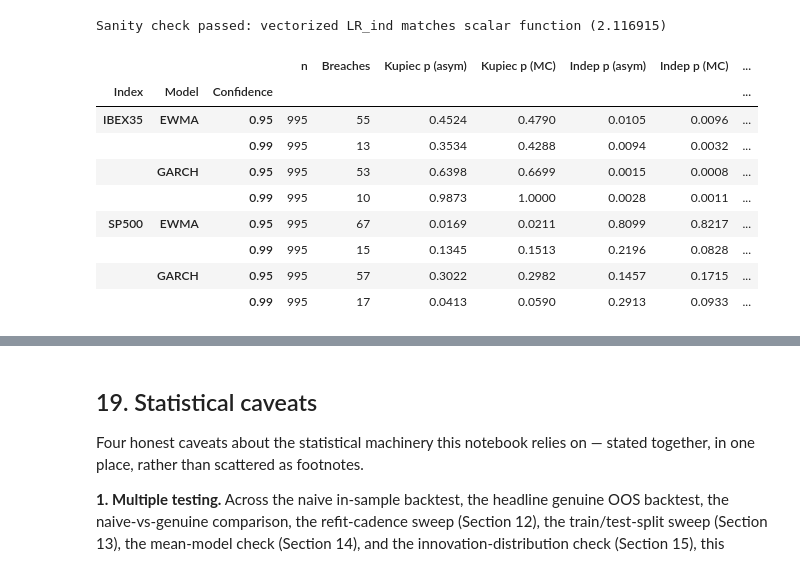
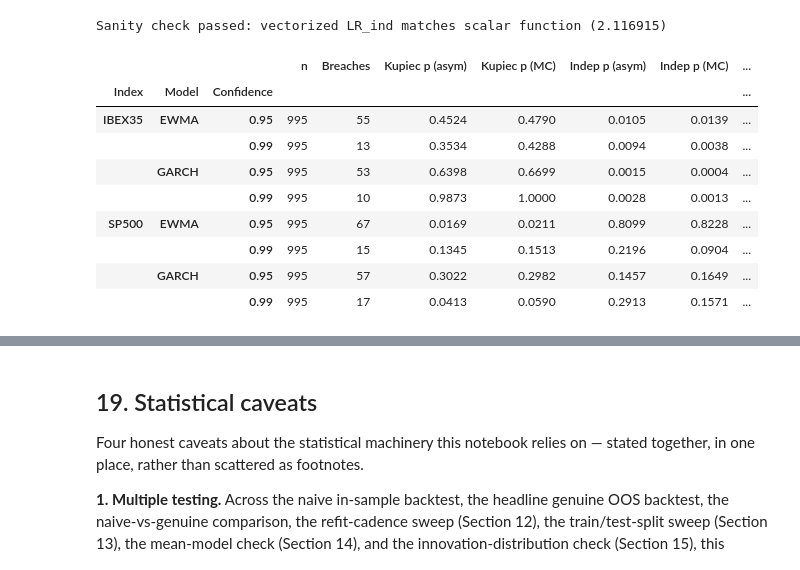
Before and after one commit to MLEIV90/ibex-garch-risk, a Jupyter notebook: notebooks/05_var_backtesting.ipynb, the cells around one changed output, grey strips where cells are left out. Saved outputs shown, nothing was run; the diff lists cells and outputs as text; code cells hidden in the pictures.

```diff
--- a/notebooks/05_var_backtesting.ipynb
+++ b/notebooks/05_var_backtesting.ipynb
@@ -1488,8 +1502,10 @@ print(f"Sanity check passed: vectorized LR_ind matches scalar function ({_lr_sca
 Sanity check passed: vectorized LR_ind matches scalar function (2.116915)
 # %%
 N_MC = 10_000
-MC_SEED = 20260715  # today's date at time of writing; fixed for reproducibility
+MC_SEED = 20260715   # Kupiec / conditional-coverage null: Bernoulli(p)
+IND_SEED = 20260716  # independence-only null: Bernoulli(pi_hat) -- see Section 18 above
 rng = np.random.default_rng(MC_SEED)
+rng_ind = np.random.default_rng(IND_SEED)
 
 mc_rows = []
 for (idx, model, conf), thr in oos_thresholds.items():
@@ -1497,44 +1513,48 @@ for (idx, model, conf), thr in oos_thresholds.items():
     p = 1 - conf
     breach = (r < thr).astype(int)
     x = int(breach.sum())
     n_obs = len(r)
+    pi_hat = x / n_obs
 
     # Observed statistics: identical code path to Section 9's headline table.
     lr_uc, p_uc_asym = kupiec_test(x, n_obs, p)
     lr_ind, p_ind_asym, _ = christoffersen_independence_test(breach.values)
     lr_cc = lr_uc + lr_ind
     p_cc_asym = 1 - stats.chi2.cdf(lr_cc, df=2)
 
-    # Null distribution: N_MC independent Bernoulli(p) breach sequences of the same length.
+    # Kupiec and conditional coverage: H0 includes pi=p, so simulate Bernoulli(p).
     breach_mc = rng.random((N_MC, n_obs)) < p
     x_mc = breach_mc.sum(axis=1)
     lr_uc_mc = kupiec_lr_vec(x_mc, n_obs, p)
-    lr_ind_mc = christoffersen_lr_vec(breach_mc)
-    lr_cc_mc = lr_uc_mc + lr_ind_mc
+    lr_cc_mc = lr_uc_mc + christoffersen_lr_vec(breach_mc)
+    p_uc_mc = (np.sum(lr_uc_mc >= lr_uc) + 1) / (N_MC + 1)
+    p_cc_mc = (np.sum(lr_cc_mc >= lr_cc) + 1) / (N_MC + 1)
 
-    p_uc_mc = (np.sum(lr_uc_mc >= lr_uc) + 1) / (N_MC + 1)
+    # Independence alone: H0 is pi01=pi11 with pi a free nuisance parameter,
+    # NOT pi=p -- simulate at the observed rate instead, separate stream.
+    breach_mc_ind = rng_ind.random((N_MC, n_obs)) < pi_hat
+    lr_ind_mc = christoffersen_lr_vec(breach_mc_ind)
     p_ind_mc = (np.sum(lr_ind_mc >= lr_ind) + 1) / (N_MC + 1)
-    p_cc_mc = (np.sum(lr_cc_mc >= lr_cc) + 1) / (N_MC + 1)
 
     mc_rows.append({
         "Index": idx, "Model": model, "Confidence": conf, "n": n_obs, "Breaches": x,
         "Kupiec p (asym)": p_uc_asym, "Kupiec p (MC)": p_uc_mc,
         "Indep p (asym)": p_ind_asym, "Indep p (MC)": p_ind_mc,
         "CC p (asym)": p_cc_asym, "CC p (MC)": p_cc_mc,
         "Pass (asym)": p_cc_asym > 0.05, "Pass (MC)": p_cc_mc > 0.05,
     })
 
 mc_results_df = pd.DataFrame(mc_rows).set_index(["Index", "Model", "Confidence"]).sort_index()
 mc_results_df.round(4)
 # %% [output]
 |  |  |  | n | Breaches | Kupiec p (asym) | Kupiec p (MC) | Indep p (asym) | Indep p (MC) | ... |
 | Index | Model | Confidence |  |  |  |  |  |  | ... |
-| IBEX35 | EWMA | 0.95 | 995 | 55 | 0.4524 | 0.4790 | 0.0105 | 0.0096 | ... |
-|  |  | 0.99 | 995 | 13 | 0.3534 | 0.4288 | 0.0094 | 0.0032 | ... |
-|  | GARCH | 0.95 | 995 | 53 | 0.6398 | 0.6699 | 0.0015 | 0.0008 | ... |
-|  |  | 0.99 | 995 | 10 | 0.9873 | 1.0000 | 0.0028 | 0.0011 | ... |
-| SP500 | EWMA | 0.95 | 995 | 67 | 0.0169 | 0.0211 | 0.8099 | 0.8217 | ... |
-|  |  | 0.99 | 995 | 15 | 0.1345 | 0.1513 | 0.2196 | 0.0828 | ... |
-|  | GARCH | 0.95 | 995 | 57 | 0.3022 | 0.2982 | 0.1457 | 0.1715 | ... |
-|  |  | 0.99 | 995 | 17 | 0.0413 | 0.0590 | 0.2913 | 0.0933 | ... |
+| IBEX35 | EWMA | 0.95 | 995 | 55 | 0.4524 | 0.4790 | 0.0105 | 0.0139 | ... |
+|  |  | 0.99 | 995 | 13 | 0.3534 | 0.4288 | 0.0094 | 0.0038 | ... |
+|  | GARCH | 0.95 | 995 | 53 | 0.6398 | 0.6699 | 0.0015 | 0.0004 | ... |
+|  |  | 0.99 | 995 | 10 | 0.9873 | 1.0000 | 0.0028 | 0.0013 | ... |
+| SP500 | EWMA | 0.95 | 995 | 67 | 0.0169 | 0.0211 | 0.8099 | 0.8228 | ... |
+|  |  | 0.99 | 995 | 15 | 0.1345 | 0.1513 | 0.2196 | 0.0904 | ... |
+|  | GARCH | 0.95 | 995 | 57 | 0.3022 | 0.2982 | 0.1457 | 0.1649 | ... |
+|  |  | 0.99 | 995 | 17 | 0.0413 | 0.0590 | 0.2913 | 0.1571 | ... |
 # %% [markdown]
```
Also changed, not shown: parts of 4 cells of this notebook.
